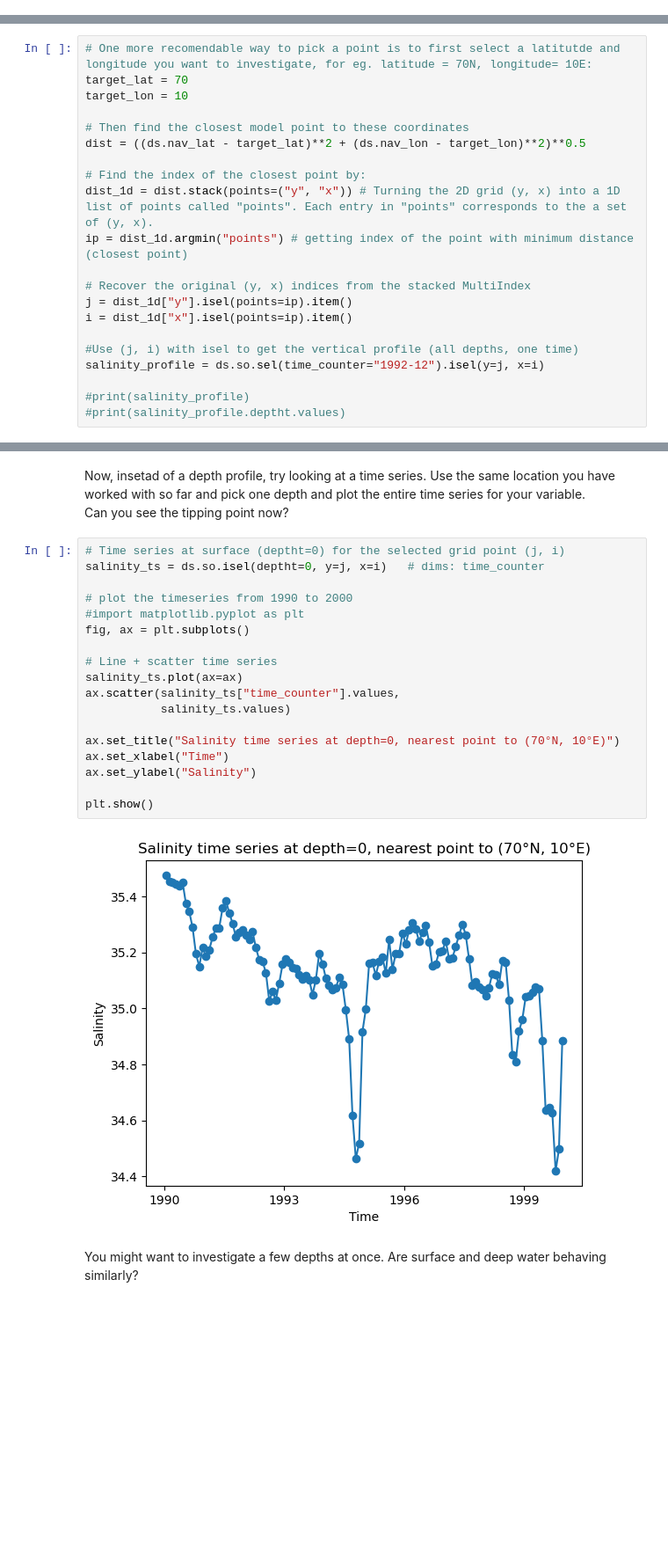
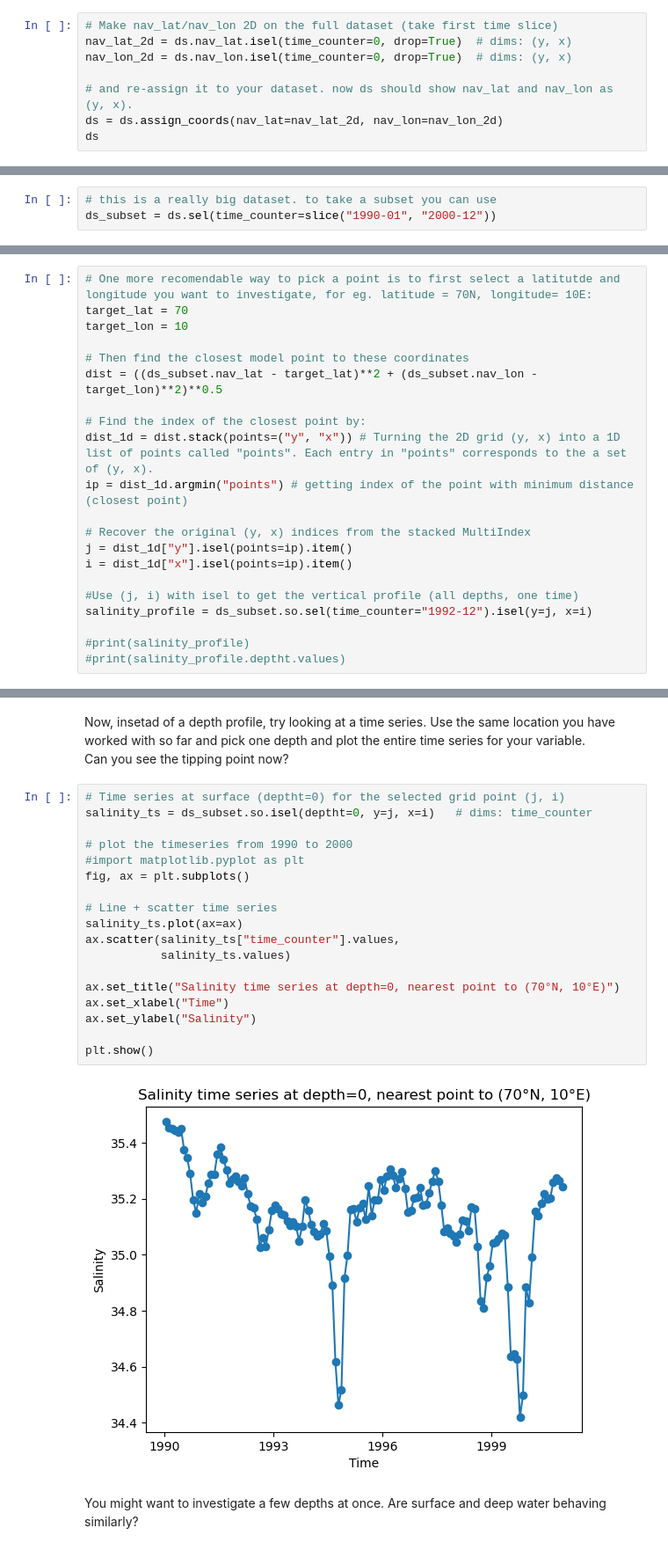
Before and after one commit to NOC-MSM/ARIA_workshop, a Jupyter notebook: Challenges/Challenge2.ipynb, the cells around one changed output, grey strips where cells are left out. Shown at 88% size. Saved outputs shown, nothing was run; the diff lists cells and outputs as text; blank space fills up the shorter version.

Commit message:
updated to new dataset

```diff
--- a/Challenges/Challenge2.ipynb
+++ b/Challenges/Challenge2.ipynb
@@ -40,0 +47,8 @@ Data variables:
+# %%
+# Make nav_lat/nav_lon 2D on the full dataset (take first time slice)
+nav_lat_2d = ds.nav_lat.isel(time_counter=0, drop=True)  # dims: (y, x)
+nav_lon_2d = ds.nav_lon.isel(time_counter=0, drop=True)  # dims: (y, x)
+
+# and re-assign it to your dataset. now ds should show nav_lat and nav_lon as (y, x).
+ds = ds.assign_coords(nav_lat=nav_lat_2d, nav_lon=nav_lon_2d)
+ds
@@ -41 +75,4 @@ Data variables:
+# %%
+# this is a really big dataset. to take a subset you can use
+ds_subset = ds.sel(time_counter=slice("1990-01", "2000-12"))
 # %% [markdown]
@@ -93,7 +130,7 @@ target_lat = 70
 target_lon = 10
 
 # Then find the closest model point to these coordinates
-dist = ((ds.nav_lat - target_lat)**2 + (ds.nav_lon - target_lon)**2)**0.5
+dist = ((ds_subset.nav_lat - target_lat)**2 + (ds_subset.nav_lon - target_lon)**2)**0.5
 
 # Find the index of the closest point by:
 dist_1d = dist.stack(points=("y", "x")) # Turning the 2D grid (y, x) into a 1D list of points called "points". Each entry in "points" corresponds to the a set of (y, x).
@@ -104,7 +141,7 @@ j = dist_1d["y"].isel(points=ip).item()
 i = dist_1d["x"].isel(points=ip).item()
 
 #Use (j, i) with isel to get the vertical profile (all depths, one time)
-salinity_profile = ds.so.sel(time_counter="1992-12").isel(y=j, x=i)
+salinity_profile = ds_subset.so.sel(time_counter="1992-12").isel(y=j, x=i)
 
 #print(salinity_profile)
 #print(salinity_profile.deptht.values)
@@ -188,24 +225,24 @@ Use the same location you have worked with so far and pick one depth and plot th
 Can you see the tipping point now?
 # %%
 # Time series at surface (deptht=0) for the selected grid point (j, i)
-salinity_ts = ds.so.isel(deptht=0, y=j, x=i)   # dims: time_counter
+salinity_ts = ds_subset.so.isel(deptht=0, y=j, x=i)   # dims: time_counter
 
 # plot the timeseries from 1990 to 2000
 #import matplotlib.pyplot as plt
 fig, ax = plt.subplots()
 
 # Line + scatter time series
 salinity_ts.plot(ax=ax)
 ax.scatter(salinity_ts["time_counter"].values,
            salinity_ts.values)
 
 ax.set_title("Salinity time series at depth=0, nearest point to (70°N, 10°E)")
 ax.set_xlabel("Time")
 ax.set_ylabel("Salinity")
 
 plt.show()
 # %% [output]
-[figure, old version]
+[figure, new version]
 # %% [markdown]
 You might want to investigate a few depths at once. Are surface and deep water behaving similarly?
 # %%
```
Also changed, not shown: parts of 8 cells of this notebook.
